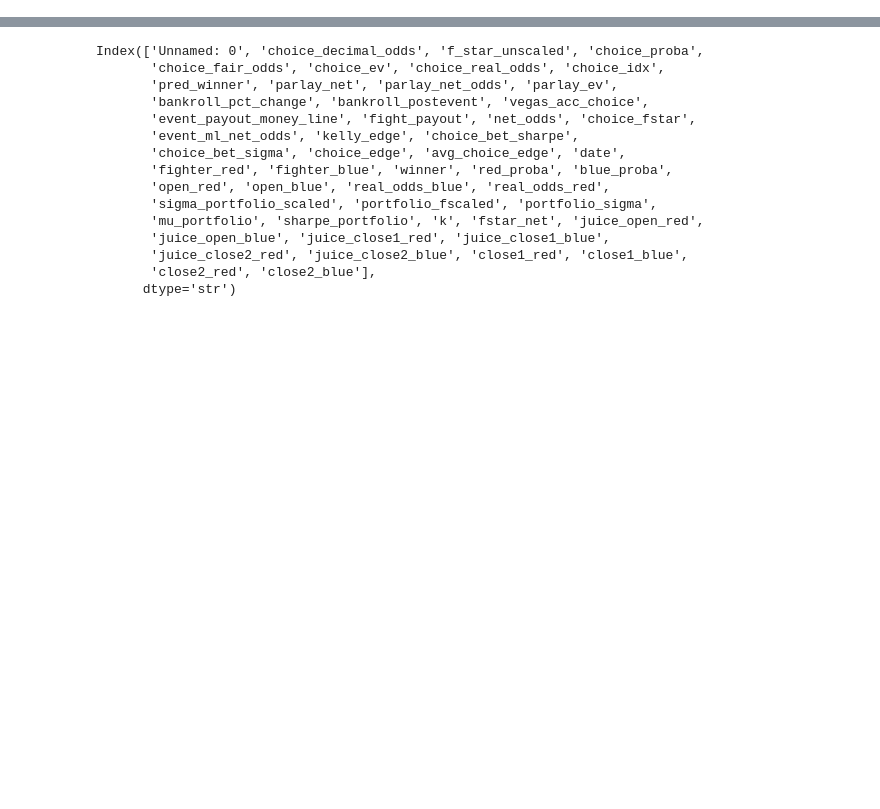
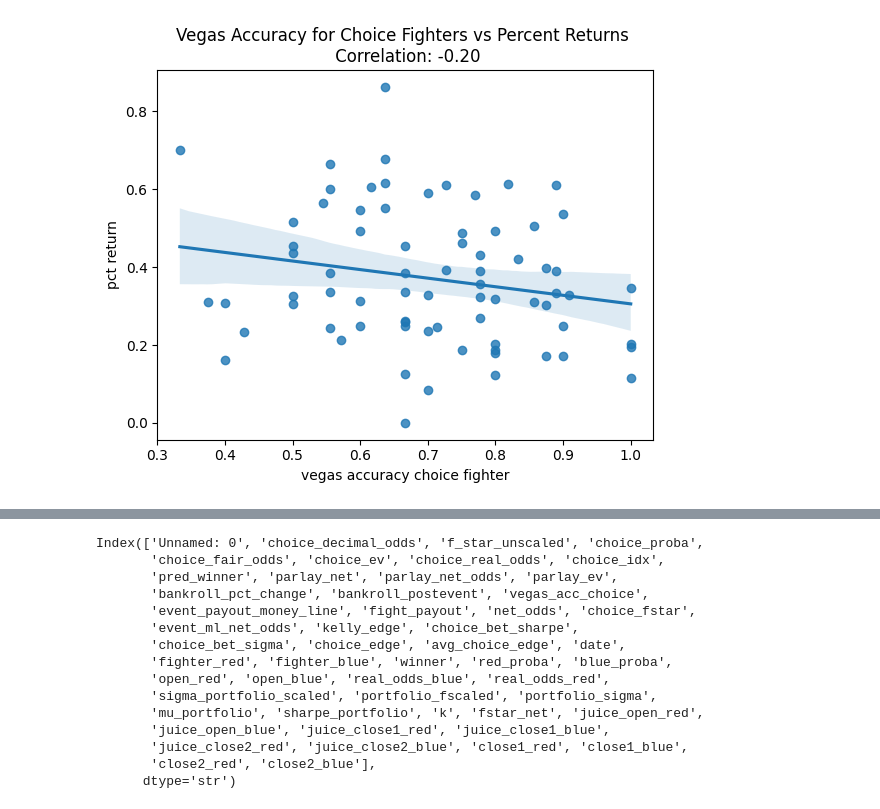
Before and after one commit to jcmarkowicz/sports_betting, a Jupyter notebook: BettingStrategy/Backtest/vegas_accuracy.ipynb, the cells around one changed output, grey strips where cells are left out. Drawn from its saved outputs; the diff is of its cells as text; code cells hidden in the pictures; blank space fills up the shorter version.

```diff
--- a/BettingStrategy/Backtest/vegas_accuracy.ipynb
+++ b/BettingStrategy/Backtest/vegas_accuracy.ipynb
@@ -78,15 +78,48 @@ def plot_vegas_acc(ax_row, df_, odds_type, acc_type='accuracy',
     ax_row[1].set_ylabel(acc_type.capitalize())
 
 
-def correlate_with_vegas(df_results):
 
-    vegas_acc = df_results.dropna().groupby('date')['vegas_acc_choice'].first()
-    pct_returns = df_results.dropna().groupby('date')['bankroll_pct_change'].first()
+def vegas_accuracy(df_valid, odds_type='close2'):
 
-    r = np.corrcoef(vegas_acc, pct_returns)[0,1]
-    sns.regplot(x=vegas_acc, y=pct_returns)
+    winner = df_valid['winner']
+    odds_red = df_valid[f'{odds_type}_red'].to_numpy()
+    odds_blue = df_valid[f'{odds_type}_blue'].to_numpy()
+    vegas_pred = np.where(
+        odds_red == odds_blue,
+        1,
+        np.argmin(np.concat([odds_blue.reshape(-1, 1), odds_red.reshape(-1, 1)], axis=1), axis=1)
+    )
+    vegas_pred = pd.Series(vegas_pred)
+    vegas_win = (winner == vegas_pred).astype(int)
+    vegas_accuracy = vegas_win.groupby(df_valid['date']).mean()
+
+    return vegas_accuracy
+
+def net_bankroll(df):
+    choice_decimal = df['choice_decimal_odds']
+    choice_fstar = df['choice_fstar']
+    net_decimal = choice_decimal - 1
+    net_bankroll_pct = choice_fstar * net_decimal
+    net = net_bankroll_pct.groupby(df['date']).sum()
+
+    return net
+
+
+def correlate_with_vegas(df_results, odds_type='close2'):
+
+    df_valid = df_results.dropna(subset=[f'{odds_type}_red', f'{odds_type}_blue'])
+
+    vegas_acc = vegas_accuracy(df_valid, odds_type=odds_type)
+    net = net_bankroll(df_valid)
+
+    r = np.corrcoef(vegas_acc, net)[0,1]
+    sns.regplot(x=vegas_acc, y=net)
     plt.title(f'Vegas Accuracy for Choice Fighters vs Percent Returns \n Correlation: {r:.2f}')
     plt.xlabel('vegas accuracy choice fighter')
     plt.ylabel('pct return')
     plt.show()
+# %%
+correlate_with_vegas(df_kelly_stack2)
+# %% [output]
+[figure, added]
 # %%
```
Also changed, not shown: parts of 1 cell of this notebook, 5 other files.
